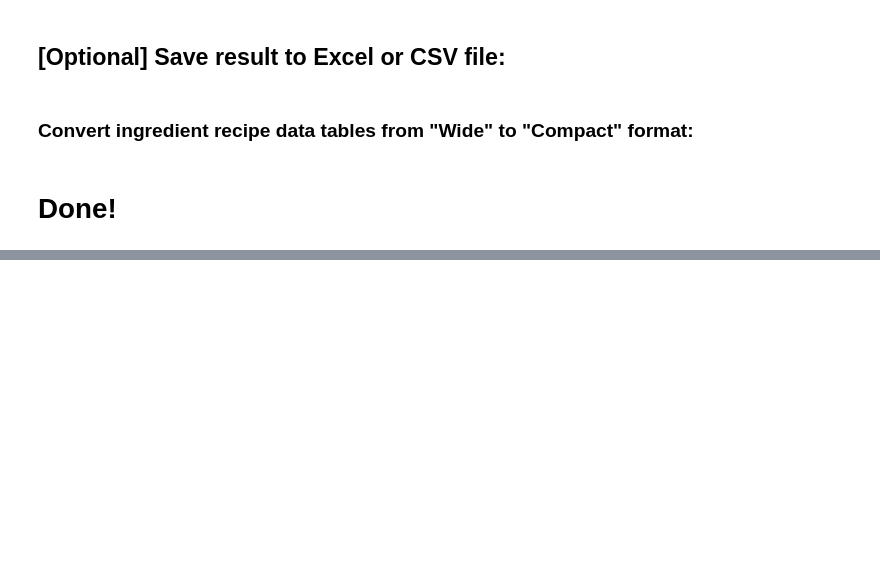
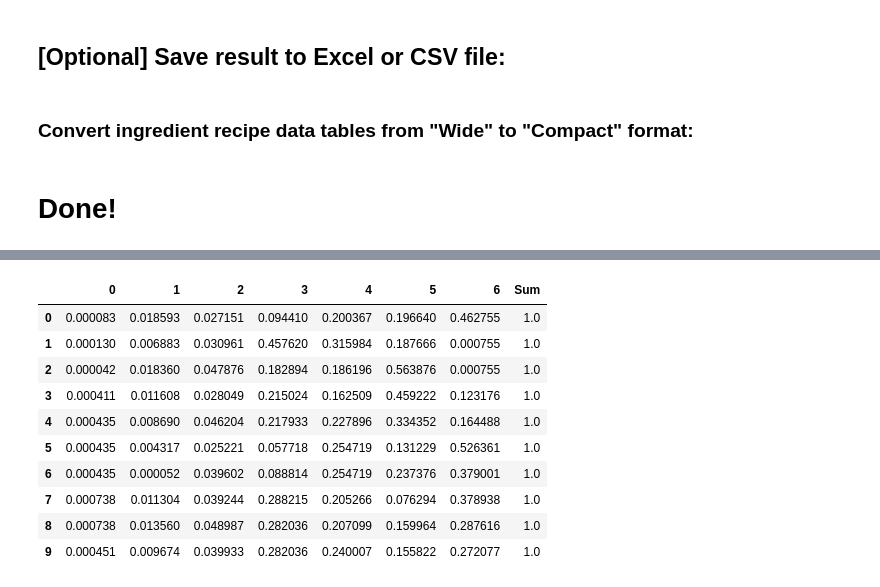
Before and after one commit to kylecsnow/js-ml-dashboard, a Jupyter notebook: backend/notebooks/Synthetic Dataset Generator.ipynb, the cells around one changed output, grey strips where cells are left out. Cells and saved outputs as stored; diff of their text form; code cells hidden in the pictures; blank space fills up the shorter version.

```diff
--- a/backend/notebooks/Synthetic Dataset Generator.ipynb
+++ b/backend/notebooks/Synthetic Dataset Generator.ipynb
@@ -426,0 +655,36 @@ data_df.to_csv("./laser_welding_with_formulation.csv", index=False)
+# %%
+# Example usage
+n_ingredients = 7
+# constraints = [(5,20), (0,30), (15,40), (0,0.15), (10,100)]
+# constraints = [(.05, .2), (0,.3), (.15,.4), (0.0010,0.0015), (.1,1)]
+constraints = [(.00, .0008), (0,0.02), (.01,.05), (0.05,0.70), (.1,0.4), (0,1), (0,1)]
+n_samples = 10
+
+samples = gibbs_sample_formulation(n_ingredients, constraints, n_samples=n_samples)
+
+
+# Verify the results
+samples_df = pd.DataFrame(samples)
+row_sums = []
+for i in range(len(samples_df)):
+    row = samples_df.iloc[i]
+    row_sum = 0
+    for i in row:
+        row_sum += i
+    row_sums.append(row_sum)
+
+samples_df["Sum"] = row_sums
+
+samples_df
+# %% [output]
+|  | 0 | 1 | 2 | 3 | 4 | 5 | 6 | Sum |
+| 0 | 0.000083 | 0.018593 | 0.027151 | 0.094410 | 0.200367 | 0.196640 | 0.462755 | 1.0 |
+| 1 | 0.000130 | 0.006883 | 0.030961 | 0.457620 | 0.315984 | 0.187666 | 0.000755 | 1.0 |
+| 2 | 0.000042 | 0.018360 | 0.047876 | 0.182894 | 0.186196 | 0.563876 | 0.000755 | 1.0 |
+| 3 | 0.000411 | 0.011608 | 0.028049 | 0.215024 | 0.162509 | 0.459222 | 0.123176 | 1.0 |
+| 4 | 0.000435 | 0.008690 | 0.046204 | 0.217933 | 0.227896 | 0.334352 | 0.164488 | 1.0 |
+| 5 | 0.000435 | 0.004317 | 0.025221 | 0.057718 | 0.254719 | 0.131229 | 0.526361 | 1.0 |
+| 6 | 0.000435 | 0.000052 | 0.039602 | 0.088814 | 0.254719 | 0.237376 | 0.379001 | 1.0 |
+| 7 | 0.000738 | 0.011304 | 0.039244 | 0.288215 | 0.205266 | 0.076294 | 0.378938 | 1.0 |
+| 8 | 0.000738 | 0.013560 | 0.048987 | 0.282036 | 0.207099 | 0.159964 | 0.287616 | 1.0 |
+| 9 | 0.000451 | 0.009674 | 0.039933 | 0.282036 | 0.240007 | 0.155822 | 0.272077 | 1.0 |
```
Also changed, not shown: parts of 21 cells of this notebook, 3 other files.
